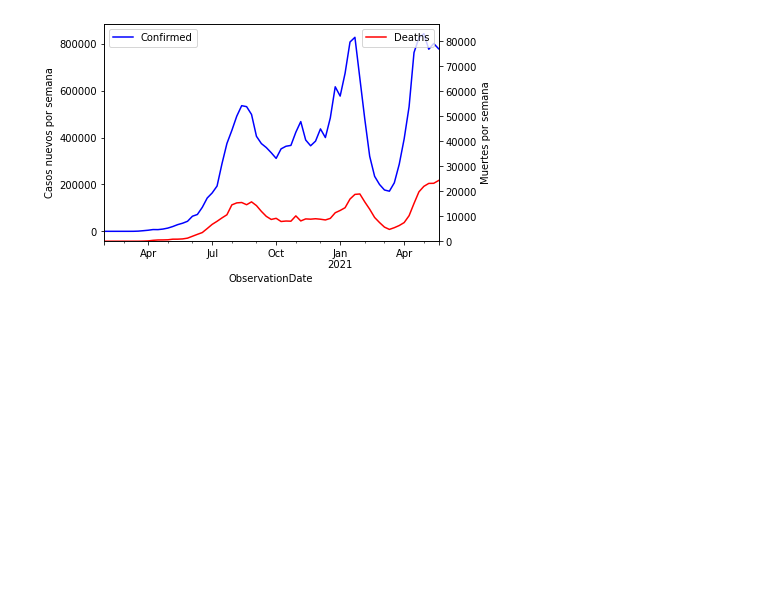
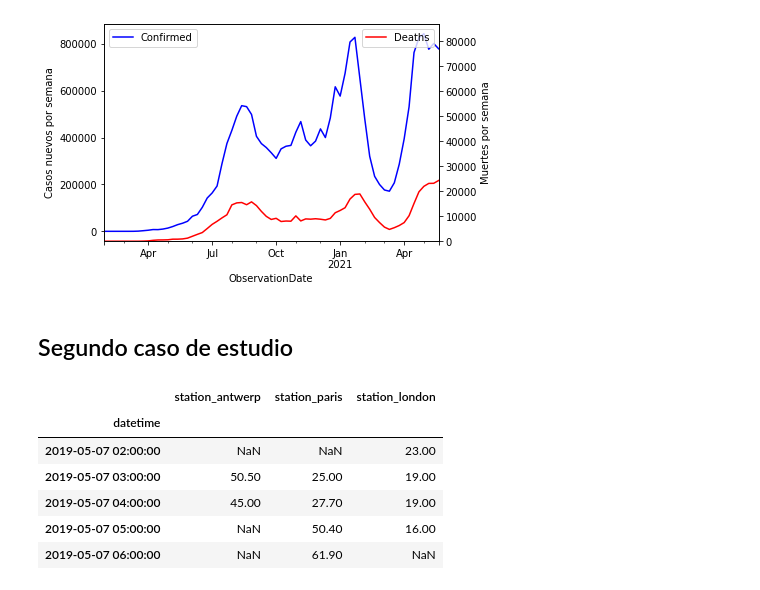
Before and after one commit to calderon9505/DataScience_Platzi, a Jupyter notebook: 01_Python/Pandas/11_Graphics.ipynb, the cells around one changed output. Saved outputs shown, nothing was run; the diff lists cells and outputs as text; code cells hidden in the pictures; blank space fills up the shorter version.

```diff
--- a/01_Python/Pandas/11_Graphics.ipynb
+++ b/01_Python/Pandas/11_Graphics.ipynb
@@ -199,3 +199,16 @@ df_colombia_time['Deaths'].plot(legend=True, style = 'r', ylim=[0,87000], ylabel
 # %% [output]
 <AxesSubplot:xlabel='ObservationDate', ylabel='Muertes por semana'>
 [figure]
+# %% [markdown]
+## Segundo caso de estudio
+# %%
+air_quality = pd.read_csv("files/air_quality_no2.csv", index_col=0, parse_dates=True)
+air_quality.head()
+# %% [output]
+|  | station_antwerp | station_paris | station_london |
+| datetime |  |  |  |
+| 2019-05-07 02:00:00 | NaN | NaN | 23.00 |
+| 2019-05-07 03:00:00 | 50.50 | 25.00 | 19.00 |
+| 2019-05-07 04:00:00 | 45.00 | 27.70 | 19.00 |
+| 2019-05-07 05:00:00 | NaN | 50.40 | 16.00 |
+| 2019-05-07 06:00:00 | NaN | 61.90 | NaN |
```
Also changed, not shown: parts of 6 cells of this notebook, 11 other files.
